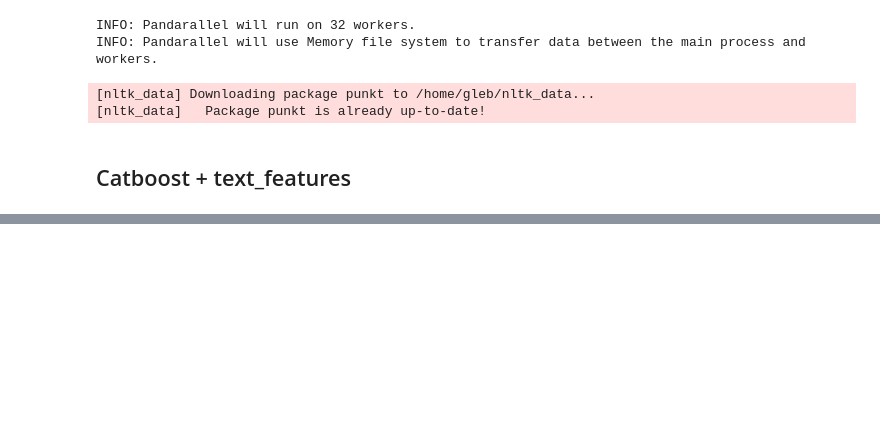
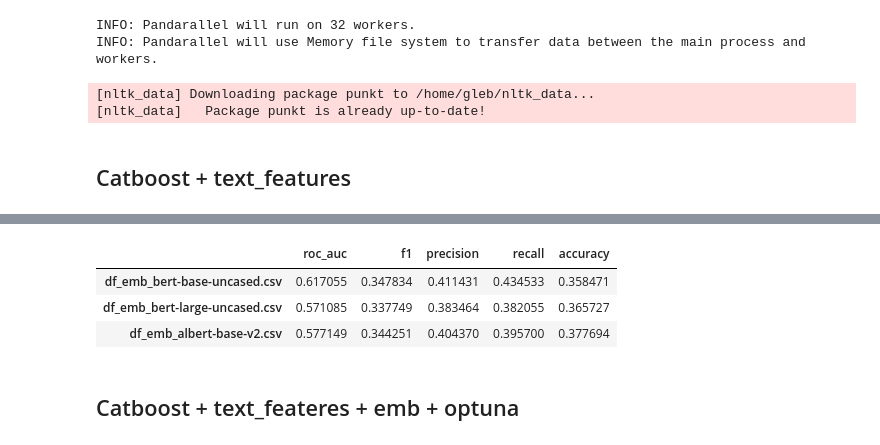
Before and after one commit to Gleb01548/english_level, a Jupyter notebook: notebook/catboost_text_test.ipynb, the cells around one changed output, grey strips where cells are left out. Cells and saved outputs as stored; diff of their text form; code cells hidden in the pictures; blank space fills up the shorter version.

```diff
--- a/notebook/catboost_text_test.ipynb
+++ b/notebook/catboost_text_test.ipynb
@@ -204,0 +634,2 @@ bestIteration = 215
+# %%
+catboost_embeddings = []
@@ -204,0 +719,2 @@ bestIteration = 215
+# %%
+catboost_embeddings.append(train_emb("df_emb_bert-base-uncased.csv"))
@@ -204,0 +757,2 @@ bestIteration = 215
+# %%
+catboost_embeddings.append(train_emb("df_emb_bert-large-uncased.csv"))
@@ -204,0 +795,2 @@ bestIteration = 215
+# %%
+catboost_embeddings.append(train_emb("df_emb_albert-base-v2.csv"))
@@ -204,0 +833,10 @@ bestIteration = 215
+# %%
+catboost_embeddings = pd.concat(catboost_embeddings)
+catboost_embeddings
+# %% [output]
+|  | roc_auc | f1 | precision | recall | accuracy |
+| df_emb_bert-base-uncased.csv | 0.617055 | 0.347834 | 0.411431 | 0.434533 | 0.358471 |
+| df_emb_bert-large-uncased.csv | 0.571085 | 0.337749 | 0.383464 | 0.382055 | 0.365727 |
+| df_emb_albert-base-v2.csv | 0.577149 | 0.344251 | 0.404370 | 0.395700 | 0.377694 |
+# %% [markdown]
+## Catboost + text_feateres + emb + optuna
```
Also changed, not shown: parts of 50 cells of this notebook, 8 other files.
